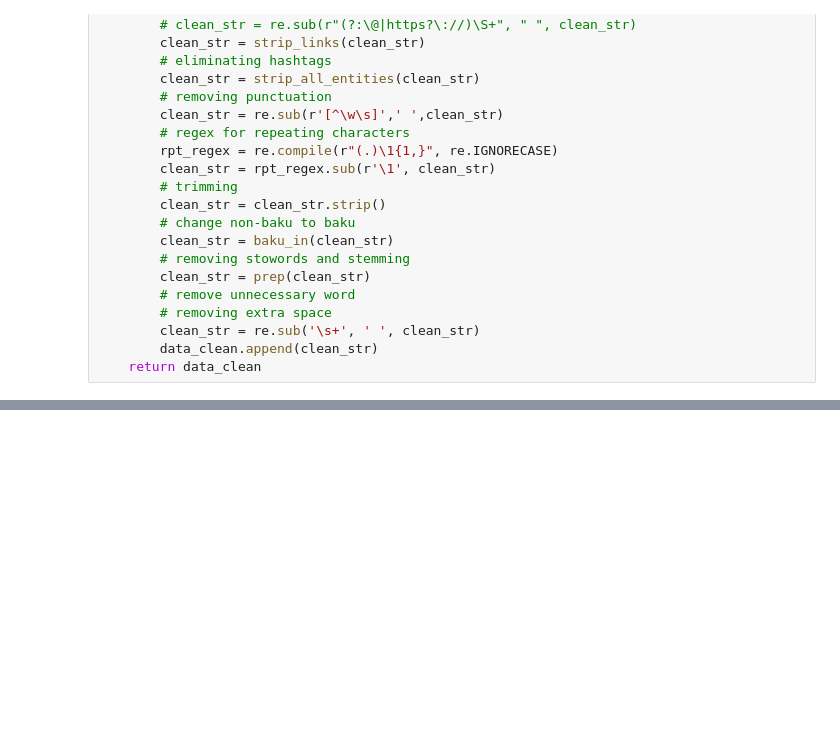
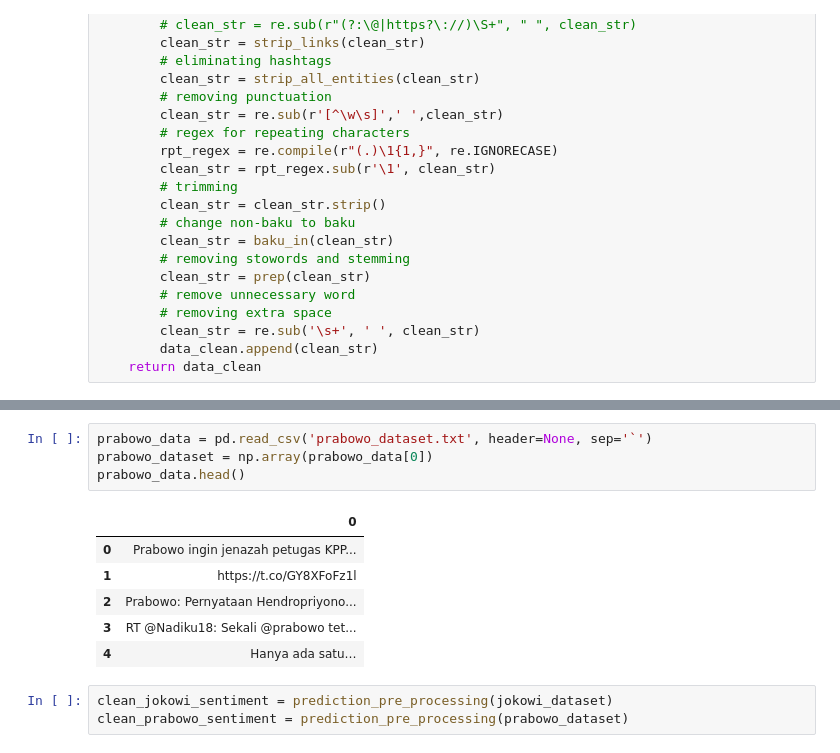
Before and after one commit to machine-learning-2018-2019-fasilkom-ui/A-Team, a Jupyter notebook: Tugas_Akhir.ipynb, the cells around one changed output, grey strips where cells are left out. Drawn from its saved outputs; the diff is of its cells as text; blank space fills up the shorter version.

```diff
--- a/Tugas_Akhir.ipynb
+++ b/Tugas_Akhir.ipynb
@@ -345,0 +354,14 @@ jokowi_dataset = np.array(pd.read_csv('jokowi_dataset.txt', header=None)[0])
+# %%
+prabowo_data = pd.read_csv('prabowo_dataset.txt', header=None, sep='`')
+prabowo_dataset = np.array(prabowo_data[0])
+prabowo_data.head()
+# %% [output]
+|  | 0 |
+| 0 | Prabowo ingin jenazah petugas KPP... |
+| 1 | https://t.co/GY8XFoFz1l |
+| 2 | Prabowo: Pernyataan Hendropriyono... |
+| 3 | RT @Nadiku18: Sekali @prabowo tet... |
+| 4 | Hanya ada satu… |
+# %%
+clean_jokowi_sentiment = prediction_pre_processing(jokowi_dataset)
+clean_prabowo_sentiment = prediction_pre_processing(prabowo_dataset)
```
Also changed, not shown: parts of 5 cells of this notebook.
